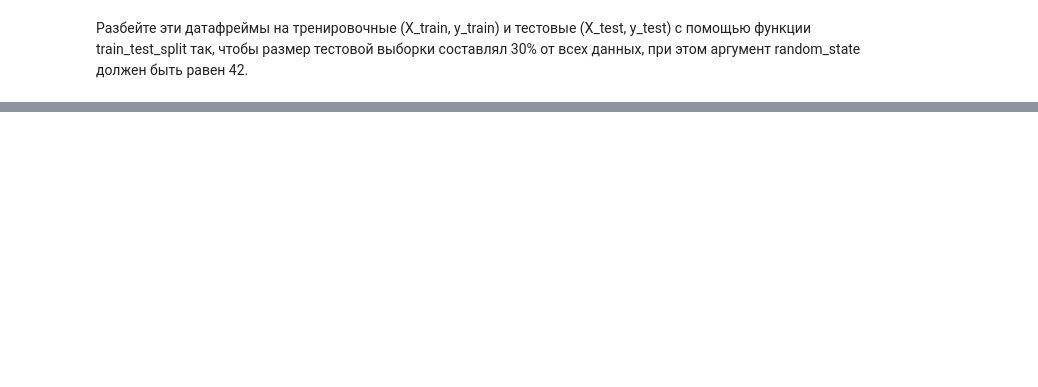
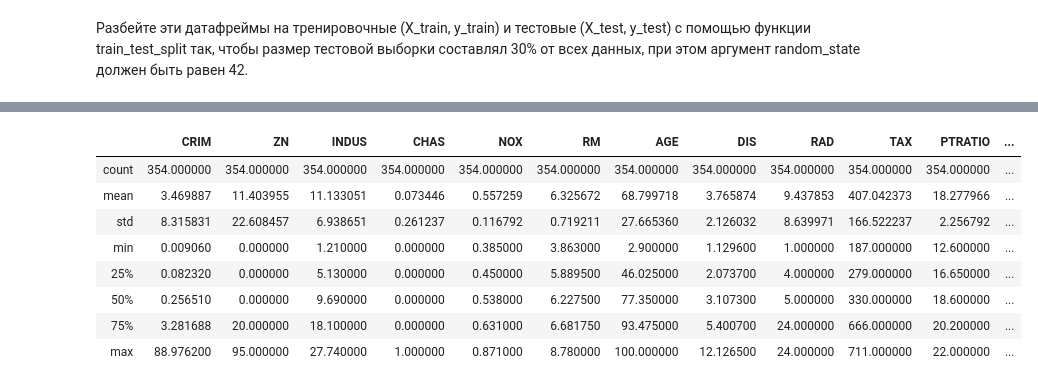
Before and after one commit to pa-ershov/lib_num, a Jupyter notebook: lesson_6.ipynb, the cells around one changed output, grey strips where cells are left out. Cells and saved outputs as stored; diff of their text form; code cells hidden in the pictures; blank space fills up the shorter version.

```diff
--- a/lesson_6.ipynb
+++ b/lesson_6.ipynb
@@ -22,0 +195,12 @@ import numpy as np
+# %%
+X_train.describe()
+# %% [output]
+|  | CRIM | ZN | INDUS | CHAS | NOX | RM | AGE | DIS | RAD | TAX | PTRATIO | ... |
+| count | 354.000000 | 354.000000 | 354.000000 | 354.000000 | 354.000000 | 354.000000 | 354.000000 | 354.000000 | 354.000000 | 354.000000 | 354.000000 | ... |
+| mean | 3.469887 | 11.403955 | 11.133051 | 0.073446 | 0.557259 | 6.325672 | 68.799718 | 3.765874 | 9.437853 | 407.042373 | 18.277966 | ... |
+| std | 8.315831 | 22.608457 | 6.938651 | 0.261237 | 0.116792 | 0.719211 | 27.665360 | 2.126032 | 8.639971 | 166.522237 | 2.256792 | ... |
+| min | 0.009060 | 0.000000 | 1.210000 | 0.000000 | 0.385000 | 3.863000 | 2.900000 | 1.129600 | 1.000000 | 187.000000 | 12.600000 | ... |
+| 25% | 0.082320 | 0.000000 | 5.130000 | 0.000000 | 0.450000 | 5.889500 | 46.025000 | 2.073700 | 4.000000 | 279.000000 | 16.650000 | ... |
+| 50% | 0.256510 | 0.000000 | 9.690000 | 0.000000 | 0.538000 | 6.227500 | 77.350000 | 3.107300 | 5.000000 | 330.000000 | 18.600000 | ... |
+| 75% | 3.281688 | 20.000000 | 18.100000 | 0.000000 | 0.631000 | 6.681750 | 93.475000 | 5.400700 | 24.000000 | 666.000000 | 20.200000 | ... |
+| max | 88.976200 | 95.000000 | 27.740000 | 1.000000 | 0.871000 | 8.780000 | 100.000000 | 12.126500 | 24.000000 | 711.000000 | 22.000000 | ... |
```
Also changed, not shown: parts of 33 cells of this notebook.
